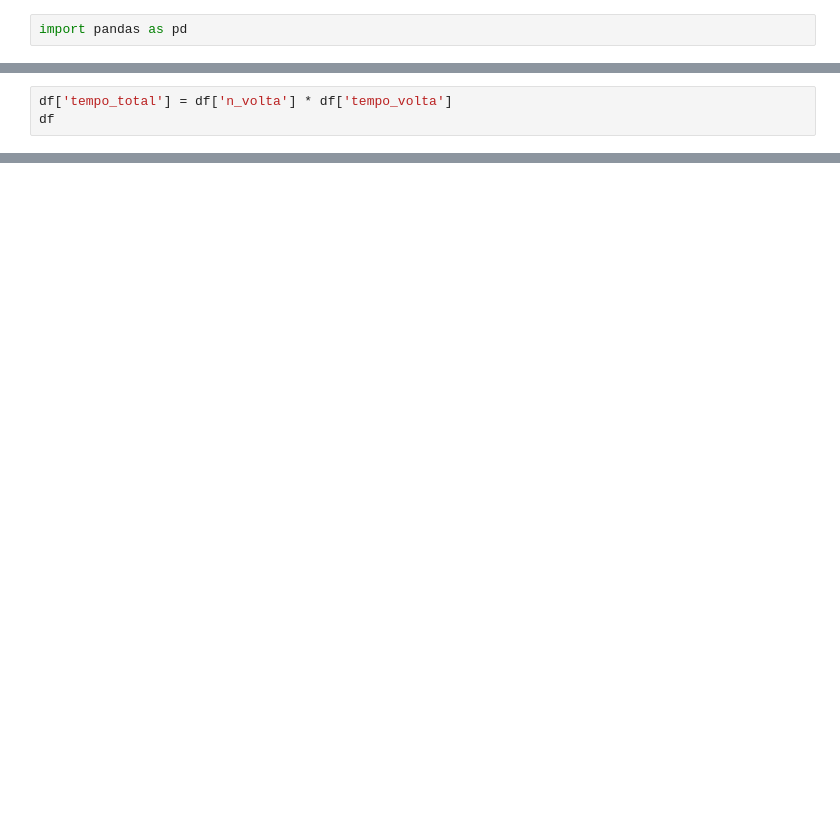
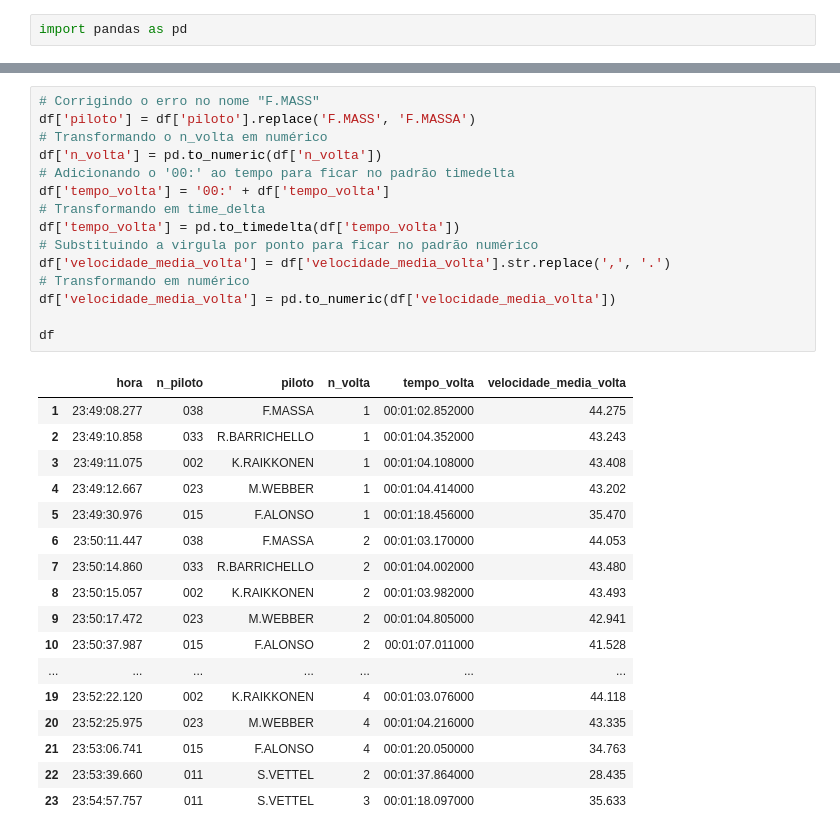
Before and after one commit to LeonardoGazziro/analise_corrida, a Jupyter notebook: corrida.ipynb, the cells around one changed output, grey strips where cells are left out. Drawn from its saved outputs; the diff is of its cells as text; blank space fills up the shorter version.

```diff
--- a/corrida.ipynb
+++ b/corrida.ipynb
@@ -43,3 +67,0 @@ df
-# %%
-df['tempo_total'] = df['n_volta'] * df['tempo_volta']
-df
@@ -78,0 +79,33 @@ classificacao.sort_values(by=['tempo_total', 'n_volta'])
+# %%
+# Corrigindo o erro no nome "F.MASS"
+df['piloto'] = df['piloto'].replace('F.MASS', 'F.MASSA')
+# Transformando o n_volta em numérico
+df['n_volta'] = pd.to_numeric(df['n_volta'])
+# Adicionando o '00:' ao tempo para ficar no padrão timedelta
+df['tempo_volta'] = '00:' + df['tempo_volta']
+# Transformando em time_delta
+df['tempo_volta'] = pd.to_timedelta(df['tempo_volta'])
+# Substituindo a virgula por ponto para ficar no padrão numérico
+df['velocidade_media_volta'] = df['velocidade_media_volta'].str.replace(',', '.')
+# Transformando em numérico
+df['velocidade_media_volta'] = pd.to_numeric(df['velocidade_media_volta'])
+
+df
+# %% [output]
+|  | hora | n_piloto | piloto | n_volta | tempo_volta | velocidade_media_volta |
+| 1 | 23:49:08.277 | 038 | F.MASSA | 1 | 00:01:02.852000 | 44.275 |
+| 2 | 23:49:10.858 | 033 | R.BARRICHELLO | 1 | 00:01:04.352000 | 43.243 |
+| 3 | 23:49:11.075 | 002 | K.RAIKKONEN | 1 | 00:01:04.108000 | 43.408 |
+| 4 | 23:49:12.667 | 023 | M.WEBBER | 1 | 00:01:04.414000 | 43.202 |
+| 5 | 23:49:30.976 | 015 | F.ALONSO | 1 | 00:01:18.456000 | 35.470 |
+| 6 | 23:50:11.447 | 038 | F.MASSA | 2 | 00:01:03.170000 | 44.053 |
+| 7 | 23:50:14.860 | 033 | R.BARRICHELLO | 2 | 00:01:04.002000 | 43.480 |
+| 8 | 23:50:15.057 | 002 | K.RAIKKONEN | 2 | 00:01:03.982000 | 43.493 |
+| 9 | 23:50:17.472 | 023 | M.WEBBER | 2 | 00:01:04.805000 | 42.941 |
+| 10 | 23:50:37.987 | 015 | F.ALONSO | 2 | 00:01:07.011000 | 41.528 |
+| ... | ... | ... | ... | ... | ... | ... |
+| 19 | 23:52:22.120 | 002 | K.RAIKKONEN | 4 | 00:01:03.076000 | 44.118 |
+| 20 | 23:52:25.975 | 023 | M.WEBBER | 4 | 00:01:04.216000 | 43.335 |
+| 21 | 23:53:06.741 | 015 | F.ALONSO | 4 | 00:01:20.050000 | 34.763 |
+| 22 | 23:53:39.660 | 011 | S.VETTEL | 2 | 00:01:37.864000 | 28.435 |
+| 23 | 23:54:57.757 | 011 | S.VETTEL | 3 | 00:01:18.097000 | 35.633 |
```
Also changed, not shown: parts of 27 cells of this notebook, 1 other file.
